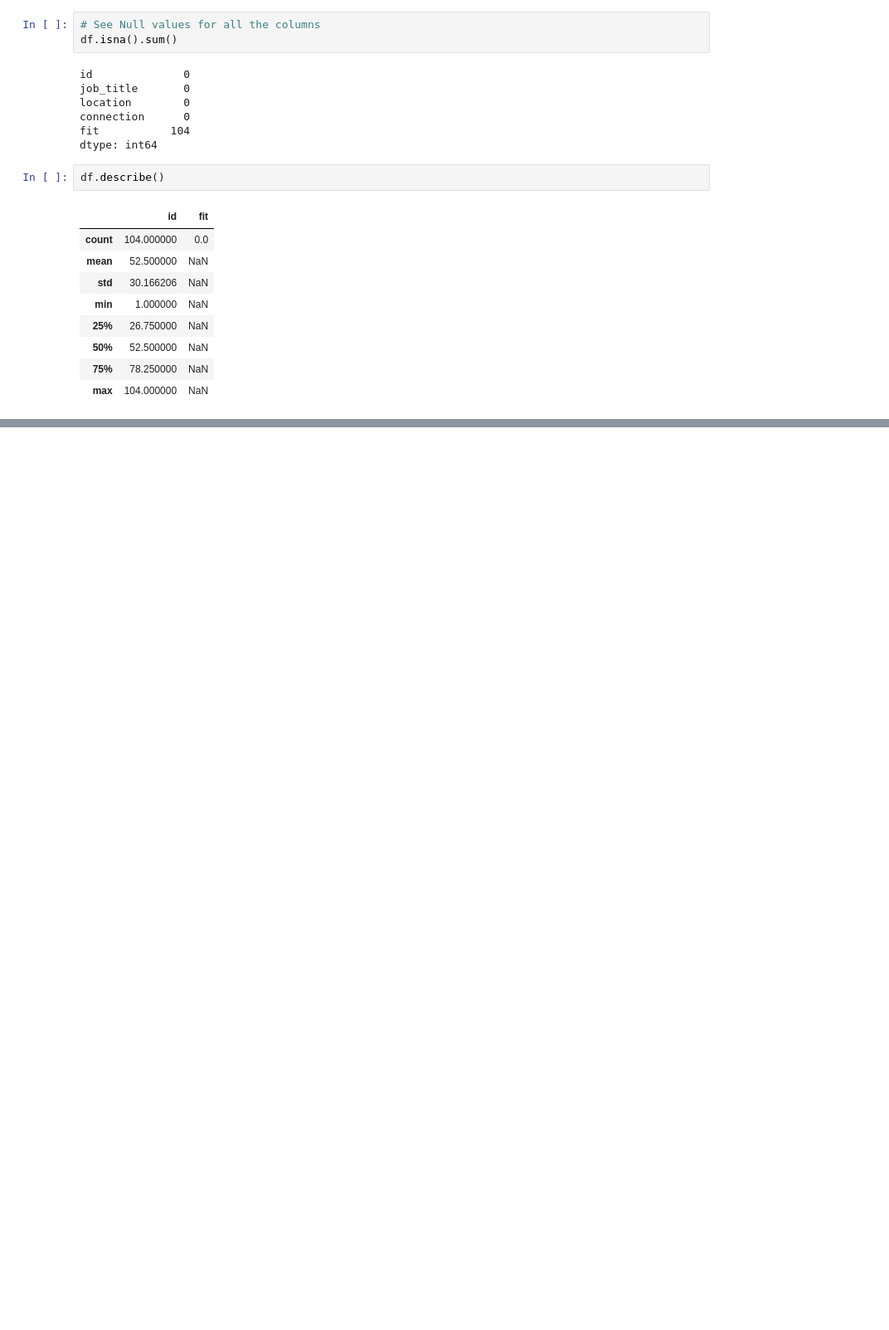
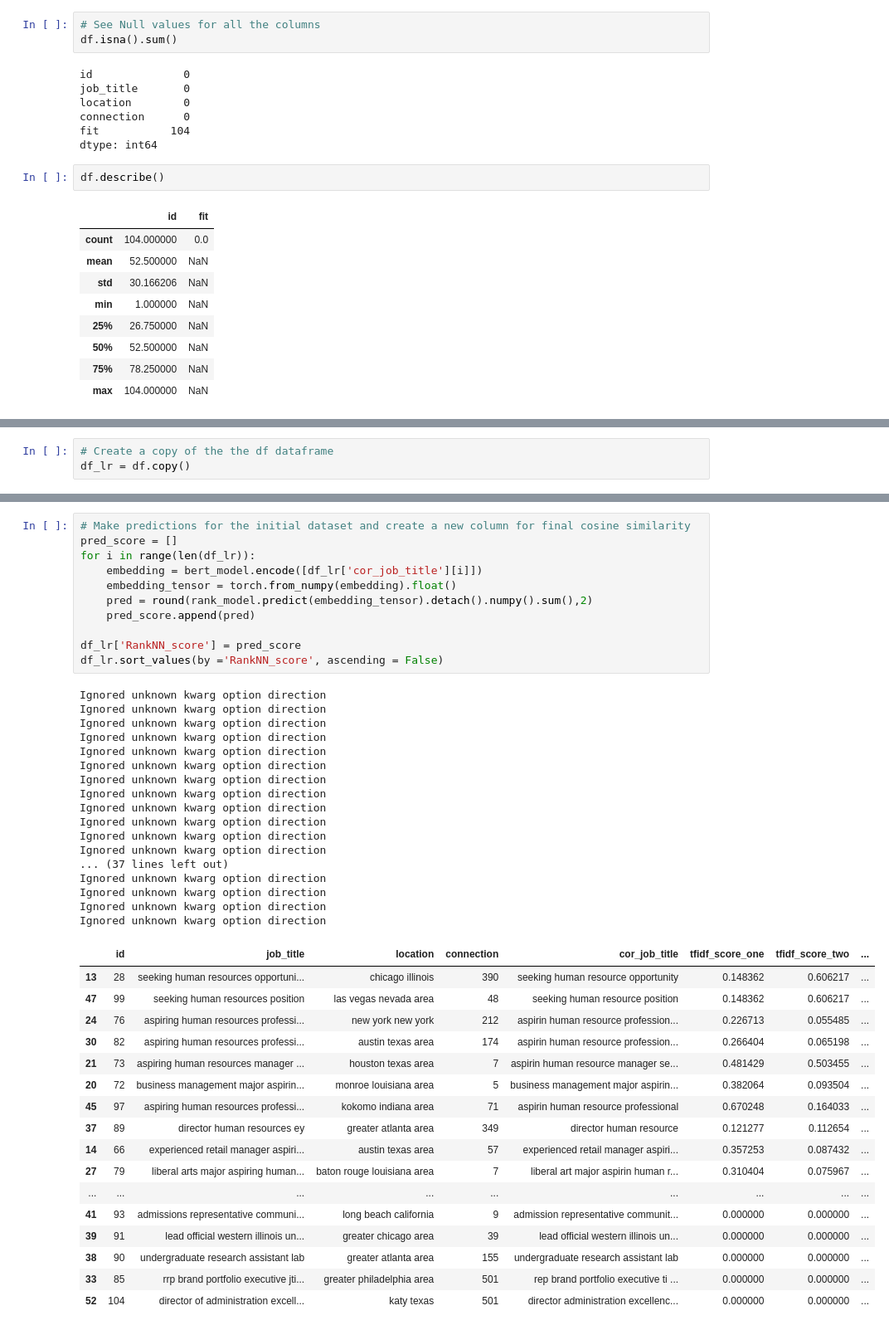
Before and after one commit to alkhonain/Potential-Talents, a Jupyter notebook: notebook.ipynb, the cells around one changed output, grey strips where cells are left out. Shown at 83% size. Cells and saved outputs as stored; diff of their text form; blank space fills up the shorter version.

```diff
--- a/notebook.ipynb
+++ b/notebook.ipynb
@@ -108,0 +533,3 @@ df.describe()
+# %%
+# Create a copy of the the df dataframe
+df_lr = df.copy()
@@ -108,0 +675,46 @@ df.describe()
+# %%
+# Make predictions for the initial dataset and create a new column for final cosine similarity
+pred_score = []
+for i in range(len(df_lr)):
+    embedding = bert_model.encode([df_lr['cor_job_title'][i]])
+    embedding_tensor = torch.from_numpy(embedding).float()
+    pred = round(rank_model.predict(embedding_tensor).detach().numpy().sum(),2)
+    pred_score.append(pred)
+
+df_lr['RankNN_score'] = pred_score
+df_lr.sort_values(by ='RankNN_score', ascending = False)
+# %% [output]
+Ignored unknown kwarg option direction
+Ignored unknown kwarg option direction
+Ignored unknown kwarg option direction
+Ignored unknown kwarg option direction
+Ignored unknown kwarg option direction
+Ignored unknown kwarg option direction
+Ignored unknown kwarg option direction
+Ignored unknown kwarg option direction
+Ignored unknown kwarg option direction
+Ignored unknown kwarg option direction
+Ignored unknown kwarg option direction
+Ignored unknown kwarg option direction
+... (37 lines left out)
+Ignored unknown kwarg option direction
+Ignored unknown kwarg option direction
+Ignored unknown kwarg option direction
+Ignored unknown kwarg option direction
+|  | id | job_title | location | connection | cor_job_title | tfidf_score_one | tfidf_score_two | ... |
+| 13 | 28 | seeking human resources opportuni... | chicago illinois | 390 | seeking human resource opportunity | 0.148362 | 0.606217 | ... |
+| 47 | 99 | seeking human resources position | las vegas nevada area | 48 | seeking human resource position | 0.148362 | 0.606217 | ... |
+| 24 | 76 | aspiring human resources professi... | new york new york | 212 | aspirin human resource profession... | 0.226713 | 0.055485 | ... |
+| 30 | 82 | aspiring human resources professi... | austin texas area | 174 | aspirin human resource profession... | 0.266404 | 0.065198 | ... |
+| 21 | 73 | aspiring human resources manager ... | houston texas area | 7 | aspirin human resource manager se... | 0.481429 | 0.503455 | ... |
+| 20 | 72 | business management major aspirin... | monroe louisiana area | 5 | business management major aspirin... | 0.382064 | 0.093504 | ... |
+| 45 | 97 | aspiring human resources professi... | kokomo indiana area | 71 | aspirin human resource professional | 0.670248 | 0.164033 | ... |
+| 37 | 89 | director human resources ey | greater atlanta area | 349 | director human resource | 0.121277 | 0.112654 | ... |
+| 14 | 66 | experienced retail manager aspiri... | austin texas area | 57 | experienced retail manager aspiri... | 0.357253 | 0.087432 | ... |
+| 27 | 79 | liberal arts major aspiring human... | baton rouge louisiana area | 7 | liberal art major aspirin human r... | 0.310404 | 0.075967 | ... |
+| ... | ... | ... | ... | ... | ... | ... | ... | ... |
+| 41 | 93 | admissions representative communi... | long beach california | 9 | admission representative communit... | 0.000000 | 0.000000 | ... |
+| 39 | 91 | lead official western illinois un... | greater chicago area | 39 | lead official western illinois un... | 0.000000 | 0.000000 | ... |
+| 38 | 90 | undergraduate research assistant lab | greater atlanta area | 155 | undergraduate research assistant lab | 0.000000 | 0.000000 | ... |
+| 33 | 85 | rrp brand portfolio executive jti... | greater philadelphia area | 501 | rep brand portfolio executive ti ... | 0.000000 | 0.000000 | ... |
+| 52 | 104 | director of administration excell... | katy texas | 501 | director administration excellenc... | 0.000000 | 0.000000 | ... |
```
Also changed, not shown: parts of 49 cells of this notebook, 1 other file.
